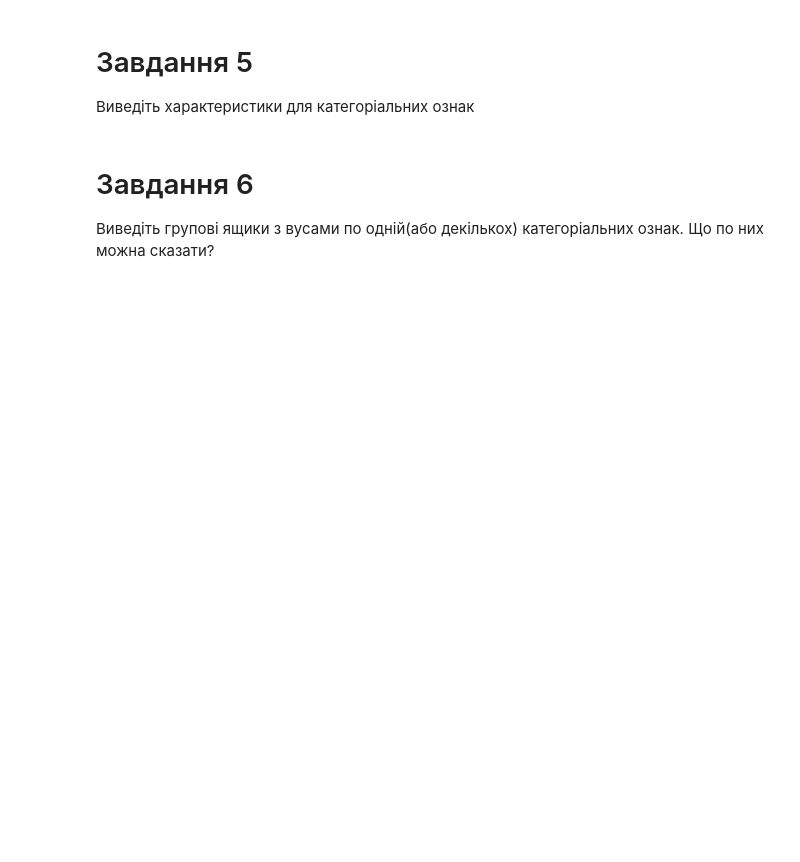
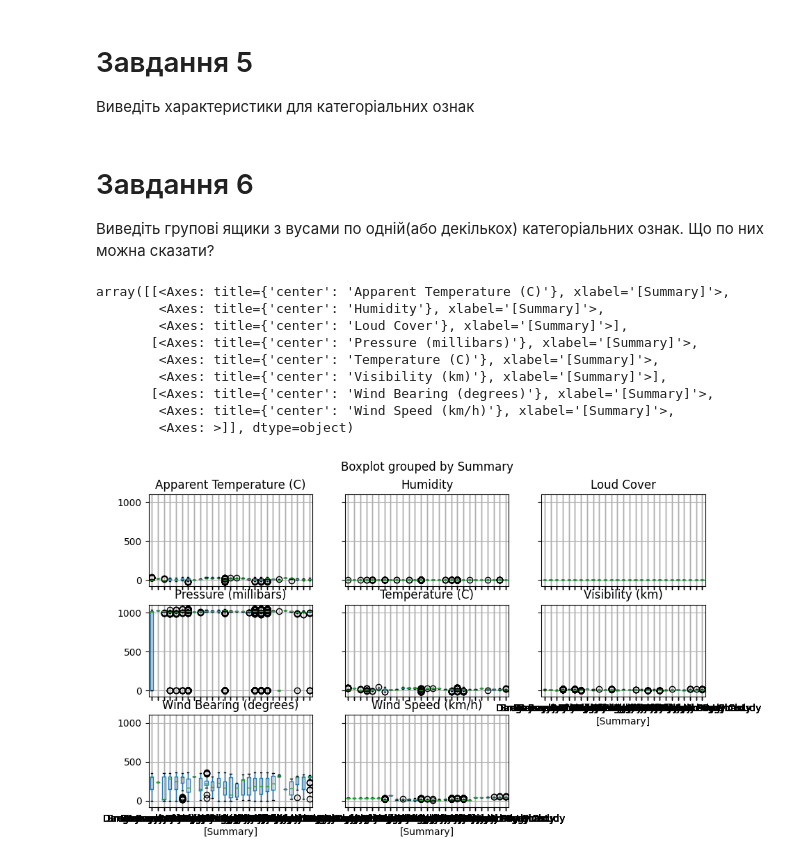
Before and after one commit to VDidyk/AI, a Jupyter notebook: module2/Практична_аналіз_даних2.ipynb, the cells around one changed output. Drawn from its saved outputs; the diff is of its cells as text; code cells hidden in the pictures; blank space fills up the shorter version.

```diff
--- a/module2/Практична_аналіз_даних2.ipynb
+++ b/module2/Практична_аналіз_даних2.ipynb
@@ -59,3 +108,16 @@ print(df.describe(include='o'))
 # %% [markdown]
 # Завдання 6
 Виведіть групові ящики з вусами по одній(або декількох) категоріальних ознак. Що по них можна сказати?
+# %%
+df.boxplot(by='Summary', figsize=(10,6))
+# %% [output]
+array([[<Axes: title={'center': 'Apparent Temperature (C)'}, xlabel='[Summary]'>,
+        <Axes: title={'center': 'Humidity'}, xlabel='[Summary]'>,
+        <Axes: title={'center': 'Loud Cover'}, xlabel='[Summary]'>],
+       [<Axes: title={'center': 'Pressure (millibars)'}, xlabel='[Summary]'>,
+        <Axes: title={'center': 'Temperature (C)'}, xlabel='[Summary]'>,
+        <Axes: title={'center': 'Visibility (km)'}, xlabel='[Summary]'>],
+       [<Axes: title={'center': 'Wind Bearing (degrees)'}, xlabel='[Summary]'>,
+        <Axes: title={'center': 'Wind Speed (km/h)'}, xlabel='[Summary]'>,
+        <Axes: >]], dtype=object)
+[figure, added]
```
Also changed, not shown: parts of 6 cells of this notebook.
